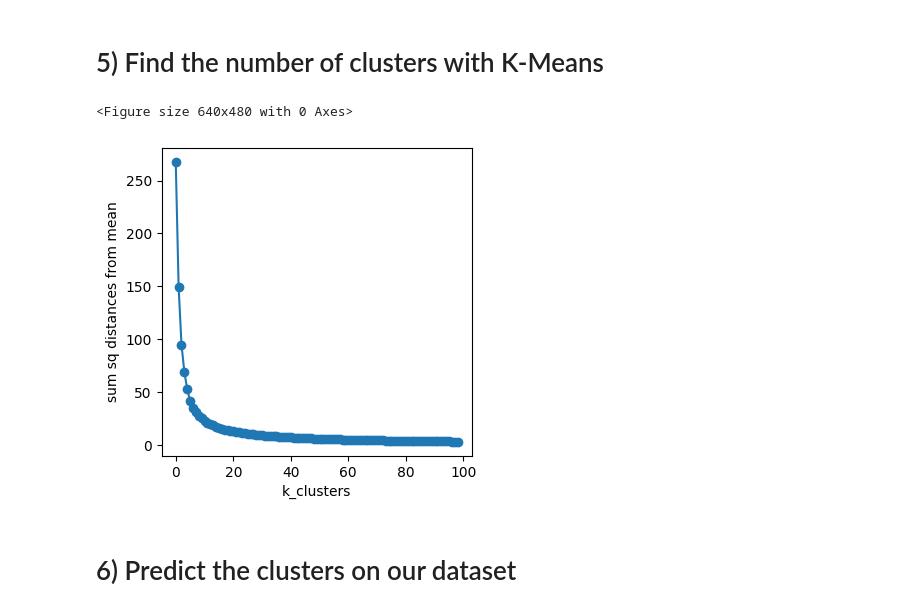
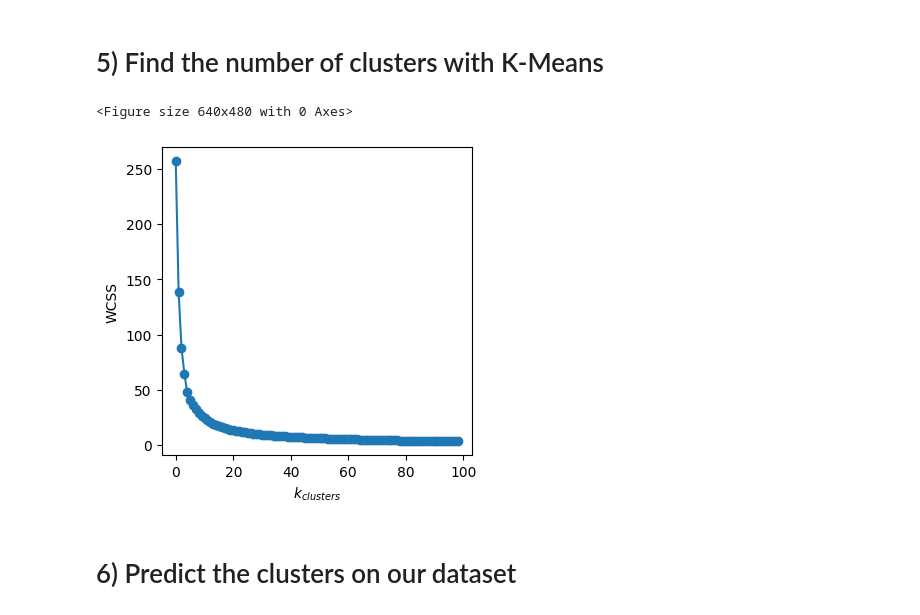
Before and after one commit to auroramugnai/ArXivClassification, a Jupyter notebook: ArXivClassification/clustering.ipynb, the cells around one changed output. Drawn from its saved outputs; the diff is of its cells as text; code cells hidden in the pictures.

```diff
--- a/ArXivClassification/clustering.ipynb
+++ b/ArXivClassification/clustering.ipynb
@@ -78,17 +78,13 @@ get_latest_version = lambda x: x['versions'][-1]['created']
 # Only keep articles published after 2022.
 is_after_2022 = lambda x: int(get_latest_version(x).split(' ')[3]) > 2022
 
-# Only keep articles that have at most 3 categories.
-has_categs = lambda x: len(x['categories'].split(' ')) in {1}
-
 # Only keep some information.
 cut_info = lambda x: {'id': x['id'],
                       'title': x['title'],
                       'category':x['categories'].split(' '),
                       'abstract':x['abstract'],}
 
-arxiv_data_filtered = (arxiv_data.filter(is_after_2022).filter(has_categs).map(cut_info).compute())
-# arxiv_data_filtered = (arxiv_data.filter(is_after_2022).map(cut_info).compute())
+arxiv_data_filtered = (arxiv_data.filter(is_after_2022).map(cut_info).compute())
 
 # Create a pandas dataframe and save it to csv.
 df = pd.DataFrame(arxiv_data_filtered)
@@ -242,30 +238,30 @@ from kneed import KneeLocator
 # %%
 # Perform the cluster algorithm k_max times and calculate the ssd from mean.
 cluster_errors = []
 
 k_max = 100
 for i in range(1, k_max):
     n_clusters = i
     pipe_pca_kmean = Pipeline([("cluster", KMeans(n_init='auto',
                                                   n_clusters=n_clusters,
                                                   random_state=SEED,
                                                   verbose=0)
                                 )])
 
     pipe_pca_kmean.fit(X_reduced2)
     pipe_pca_kmean.predict(X_reduced2)
     cluster_errors.append(pipe_pca_kmean.named_steps["cluster"].inertia_)
 
 # Plot the sum squared distances from mean.
 plt.clf()
 plt.figure(figsize=(4,4))
 plt.plot(cluster_errors, "o-")
-plt.xlabel("k_clusters")
-plt.ylabel("sum sq distances from mean")
+plt.xlabel("$k_{clusters}$")
+plt.ylabel("WCSS")
 plt.show()
 # %% [output]
 <Figure size 640x480 with 0 Axes>
-[figure, old version]
+[figure, new version]
 # %%
 # Find the optimal value of k with KneeLocator.
 kl = KneeLocator(range(1, k_max), cluster_errors, curve="convex",
```
Also changed, not shown: parts of 7 cells of this notebook.
